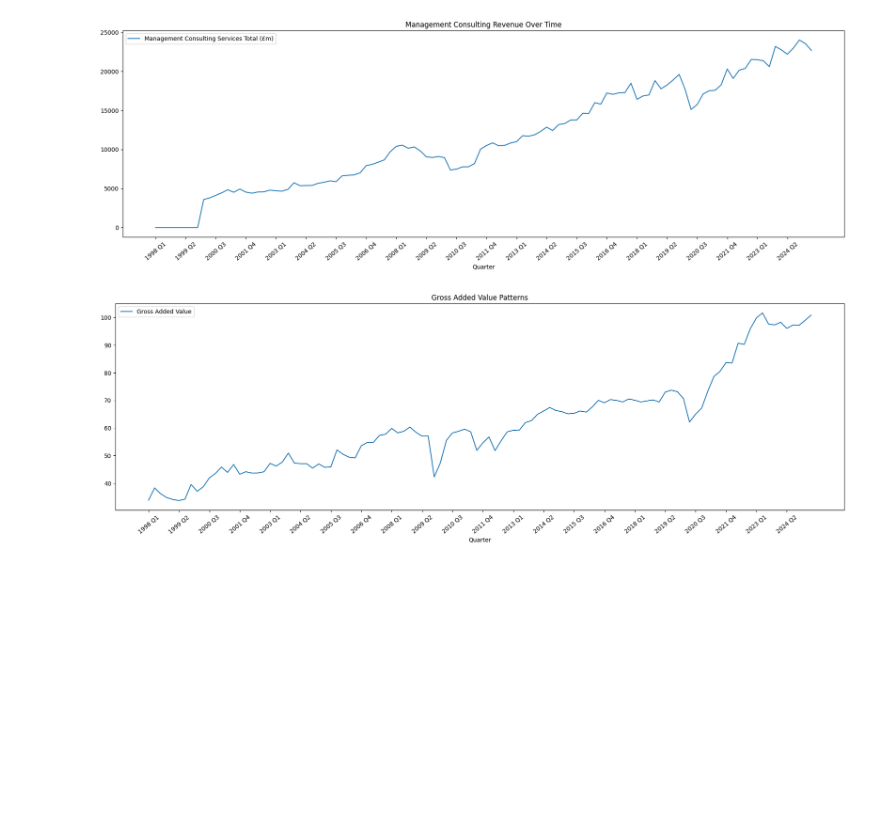
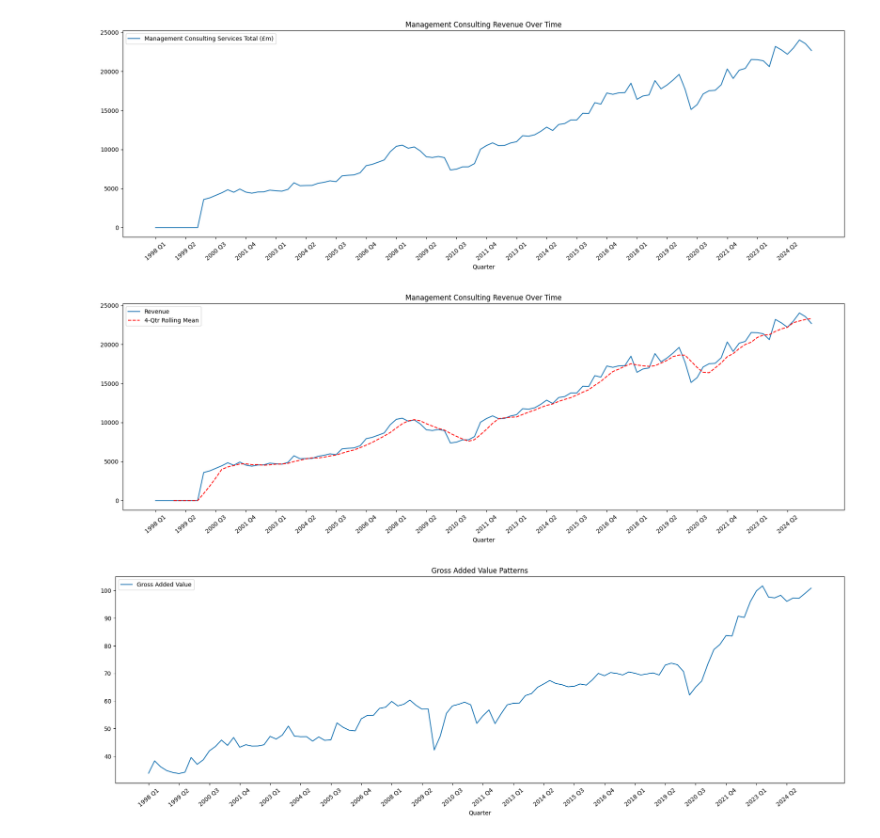
Before and after one commit to AdilY04/ConsultingHoursProductivity, a Jupyter notebook: eda_and_analysis/brief_eda.ipynb, the cells around one changed output. Cells and saved outputs as stored; diff of their text form; code cells hidden in the pictures; blank space fills up the shorter version.

```diff
--- a/eda_and_analysis/brief_eda.ipynb
+++ b/eda_and_analysis/brief_eda.ipynb
@@ -48,6 +48,23 @@ plt.title("Management Consulting Revenue Over Time")
 plt.show()
 # %% [output]
 [figure]
+# %%
+import matplotlib.pyplot as plt
+
+# Calculate rolling mean (e.g., 4-quarter / 1-year rolling average)
+mc_final['MC_Rolling'] = mc_final['Management Consulting Services Total (£m)'].rolling(window=4).mean()
+
+ax = mc_final.plot(x="Quarter", y="Management Consulting Services Total (£m)", kind="line", figsize=(18, 6))
+mc_final.plot(x="Quarter", y="MC_Rolling", kind="line", ax=ax, color='red', linestyle='--', label='4-Qtr Rolling Mean')
+
+ax.set_xticks(range(0, len(mc_final), 5))
+ax.set_xticklabels(mc_final["Quarter"].iloc[::5], rotation=40)
+plt.tight_layout()
+plt.title("Management Consulting Revenue Over Time")
+plt.legend()
+plt.show()
+# %% [output]
+[figure, added]
 # %%
 #general overview of index aggregrated gva. so here we're just spotting any patterns instead of looking at actual money values...
 ax = mc_final.plot(x="Quarter", y="Gross Added Value", kind="line", figsize=(18, 6))
```
Also changed, not shown: parts of 1 cell of this notebook, 1 other file.
